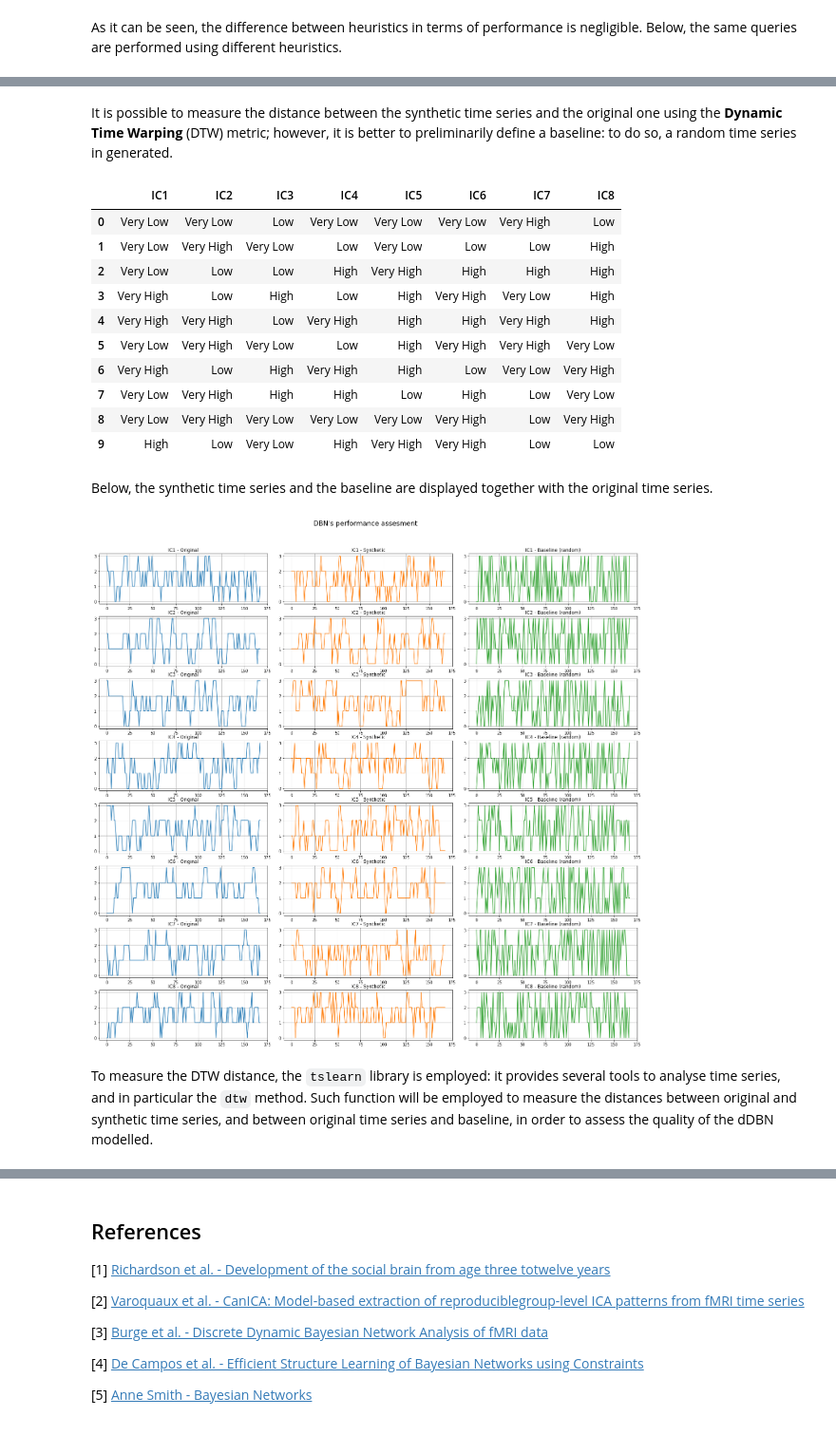
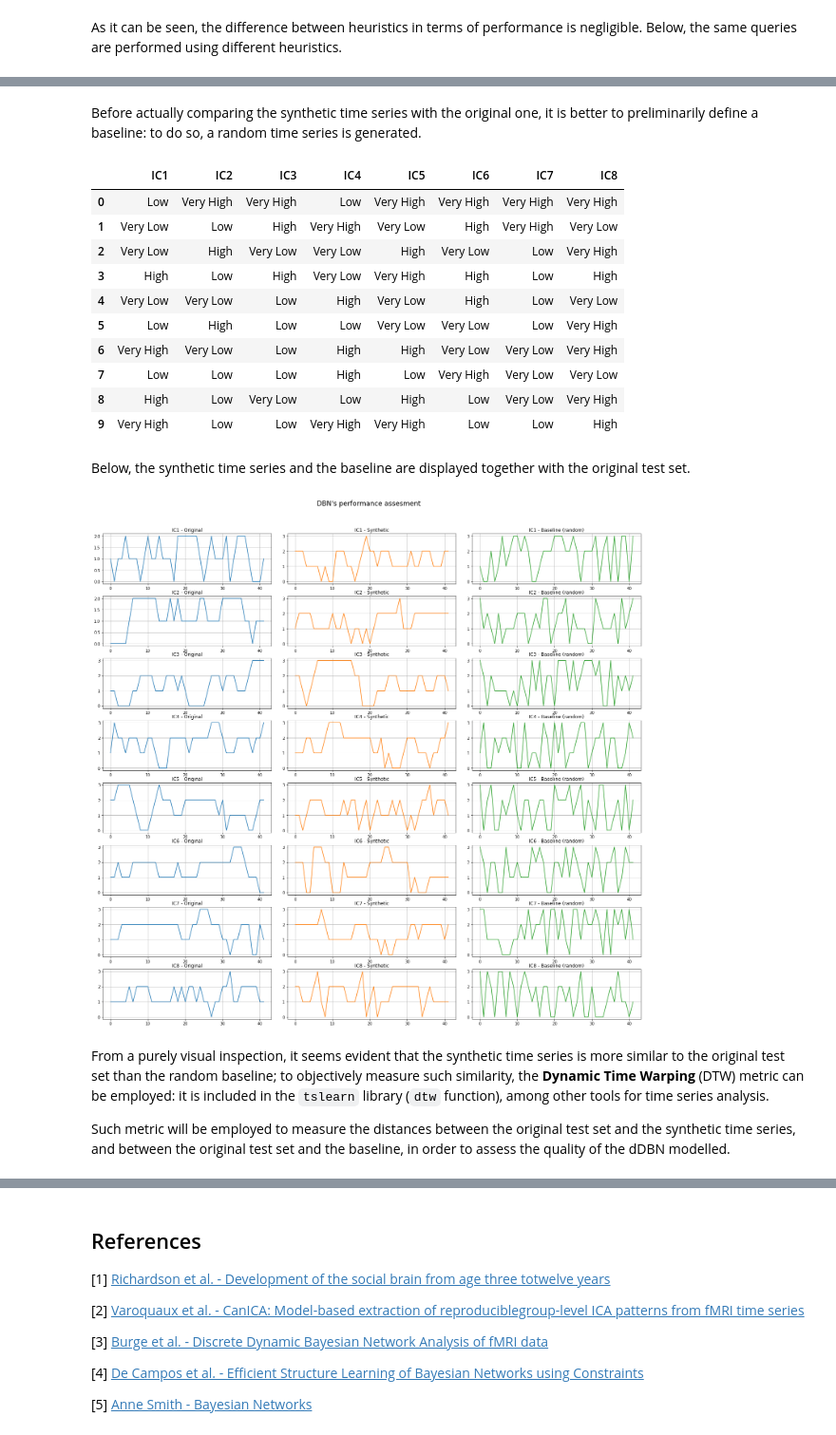
Before and after one commit to nihil21/neural-connectivity-bayesnet, a Jupyter notebook: src/neural-connectivity-bayesnet.ipynb, the cells around one changed output, grey strips where cells are left out. Shown at 95% size. Saved outputs shown, nothing was run; the diff lists cells and outputs as text; code cells hidden in the pictures.

```diff
--- a/src/neural-connectivity-bayesnet.ipynb
+++ b/src/neural-connectivity-bayesnet.ipynb
@@ -379,7 +412,7 @@ for i, n in enumerate(new_labels):
         n_nodes.append(n)
 
 # Create BDeu estimator with default parameters
-est = BDeuScore(unrolled_df)
+est = BDeuScore(unrolled_df_train)
 # %% [markdown]
 The number of parents a 'next' node can have (i.e. $indegree$) is a hyper-parameter: it is possible to determine it using a grid search. The chosen parameter space is $[2..10]$: in particular, the lower bound forces one region to be connected to (at least) another one, in addition to its future state.
 # %%
@@ -483,7 +516,7 @@ To estimate the model's CPT, it suffices to call the `fit()` method of the `Baye
 # %%
 from pgmpy.estimators import BayesianEstimator
 
-static_model.fit(data=unrolled_df,
+static_model.fit(data=unrolled_df_train,
                  estimator=BayesianEstimator,
                  prior_type='BDeu',
                  equivalent_sample_size=10)
@@ -887,10 +920,10 @@ def generate_time_series(sampler, length, seed=42):
     # - the 'current' slice will be the first row of the generated time series
     # - the 'next' slice is added as the second row, and will be used as
     # evidence for subsequent predictions
-    synth_df = sample.filter(regex='_T$')
+    df_synth = sample.filter(regex='_T$')
     next_slice = sample.filter(regex='_T\+1').iloc[0].values.tolist()
-    synth_df = synth_df.append(pd.Series(next_slice, index=synth_df.columns), ignore_index=True)
-    evidence = [State(n, v) for n, v in zip(synth_df.columns.values, next_slice)]
+    df_synth = df_synth.append(pd.Series(next_slice, index=df_synth.columns), ignore_index=True)
+    evidence = [State(n, v) for n, v in zip(df_synth.columns.values, next_slice)]
 
     # Update progress bar
     pbar.update(2)
@@ -903,18 +936,18 @@ def generate_time_series(sampler, length, seed=42):
 
         # Append 'next' slice to the generated time series, and use it as new evidence
         next_slice = sample.filter(regex='_T\+1').iloc[0].values.tolist()
-        synth_df = synth_df.append(pd.Series(next_slice, index=synth_df.columns), ignore_index=True)
-        evidence = [State(n, v) for n, v in zip(synth_df.columns.values, next_slice)]
+        df_synth = df_synth.append(pd.Series(next_slice, index=df_synth.columns), ignore_index=True)
+        evidence = [State(n, v) for n, v in zip(df_synth.columns.values, next_slice)]
 
         # Update progress bar
         pbar.update(1)
     # Close progress bar
     pbar.close()
     # Update column names
-    synth_df.columns = labels
-    return synth_df
+    df_synth.columns = labels
+    return df_synth
 
-synth_df = generate_time_series(sampler=bayes_sampler, length=168)
-synth_df.head(10)
+df_synth = generate_time_series(sampler=bayes_sampler, length=test_size)
+df_synth.head(10)
 # %% [output]
 |  | IC1 | IC2 | IC3 | IC4 | IC5 | IC6 | IC7 | IC8 |
@@ -931,51 +964,53 @@ synth_df.head(10)
 # %% [markdown]
-It is possible to measure the distance between the synthetic time series and the original one using the **Dynamic Time Warping** (DTW) metric; however, it is better to preliminarily define a baseline: to do so, a random time series in generated.
+Before actually comparing the synthetic time series with the original one, it is better to preliminarily define a baseline: to do so, a random time series is generated.
 # %%
 # Create baseline dataframe with random series
 inverse_enc = {0: 'Very Low', 1: 'Low', 2: 'High', 3: 'Very High'}
 enc_fun = lambda x: inverse_enc[x]
 
-baseline_list = [pd.Series(np.random.randint(low=0, high=4, size=168)).map(enc_fun) for _ in range(8)]
-base_df = pd.concat(baseline_list, axis=1)
-base_df.columns = labels
+baseline_list = [pd.Series(np.random.randint(low=0, high=4, size=test_size)).map(enc_fun) for _ in range(8)]
+df_base = pd.concat(baseline_list, axis=1)
+df_base.columns = labels
 
-base_df.head(10)
+df_base.head(10)
 # %% [output]
 |  | IC1 | IC2 | IC3 | IC4 | IC5 | IC6 | IC7 | IC8 |
-| 0 | Very Low | Very Low | Low | Very Low | Very Low | Very Low | Very High | Low |
-| 1 | Very Low | Very High | Very Low | Low | Very Low | Low | Low | High |
-| 2 | Very Low | Low | Low | High | Very High | High | High | High |
-| 3 | Very High | Low | High | Low | High | Very High | Very Low | High |
-| 4 | Very High | Very High | Low | Very High | High | High | Very High | High |
-| 5 | Very Low | Very High | Very Low | Low | High | Very High | Very High | Very Low |
-| 6 | Very High | Low | High | Very High | High | Low | Very Low | Very High |
-| 7 | Very Low | Very High | High | High | Low | High | Low | Very Low |
-| 8 | Very Low | Very High | Very Low | Very Low | Very Low | Very High | Low | Very High |
-| 9 | High | Low | Very Low | High | Very High | Very High | Low | Low |
+| 0 | Low | Very High | Very High | Low | Very High | Very High | Very High | Very High |
+| 1 | Very Low | Low | High | Very High | Very Low | High | Very High | Very Low |
+| 2 | Very Low | High | Very Low | Very Low | High | Very Low | Low | Very High |
+| 3 | High | Low | High | Very Low | Very High | High | Low | High |
+| 4 | Very Low | Very Low | Low | High | Very Low | High | Low | Very Low |
+| 5 | Low | High | Low | Low | Very Low | Very Low | Low | Very High |
+| 6 | Very High | Very Low | Low | High | High | Very Low | Very Low | Very High |
+| 7 | Low | Low | Low | High | Low | Very High | Very Low | Very Low |
+| 8 | High | Low | Very Low | Low | High | Low | Very Low | Very High |
+| 9 | Very High | Low | Low | Very High | Very High | Low | Low | High |
 # %% [markdown]
-Below, the synthetic time series and the baseline are displayed together with the original time series.
+Below, the synthetic time series and the baseline are displayed together with the original test set.
 # %%
 _, axes = plt.subplots(nrows=8, ncols=3, figsize=(20, 20))
 plt.suptitle('DBN\'s performance assesment', size='xx-large')
 plt.tight_layout(rect=[0, 0.03, 1, 0.95])
 
 for i, col in enumerate(df):
-    s1 = [quantize_enc[v] for v in df[col]]
-    s2 = [quantize_enc[v] for v in synth_df[col]]
-    s3 = [quantize_enc[v] for v in base_df[col]]
+    s1 = [quantize_enc[v] for v in df_test[col]]
+    s2 = [quantize_enc[v] for v in df_synth[col]]
+    s3 = [quantize_enc[v] for v in df_base[col]]
     axes[i, 0].plot(s1, 'C0')
     axes[i, 1].plot(s2, 'C1')
     axes[i, 2].plot(s3, 'C2')
     axes[i, 0].set_title(f'{col} - Original')
     axes[i, 1].set_title(f'{col} - Synthetic')
     axes[i, 2].set_title(f'{col} - Baseline (random)')
     axes[i, 0].grid()
     axes[i, 1].grid()
     axes[i, 2].grid()
 # %% [output]
-[figure, old version]
+[figure, new version]
 # %% [markdown]
-To measure the DTW distance, the `tslearn` library is employed: it provides several tools to analyse time series, and in particular the `dtw` method. Such function will be employed to measure the distances between original and synthetic time series, and between original time series and baseline, in order to assess the quality of the dDBN modelled.
+From a purely visual inspection, it seems evident that the synthetic time series is more similar to the original test set than the random baseline; to objectively measure such similarity, the **Dynamic Time Warping** (DTW) metric can be employed: it is included in the `tslearn` library (`dtw` function), among other tools for time series analysis.
+
+Such metric will be employed to measure the distances between the original test set and the synthetic time series, and between the original test set and the baseline, in order to assess the quality of the dDBN modelled.
 # %%
 from tslearn.metrics import dtw
 
```
Also changed, not shown: parts of 21 cells of this notebook, 1 other file.
